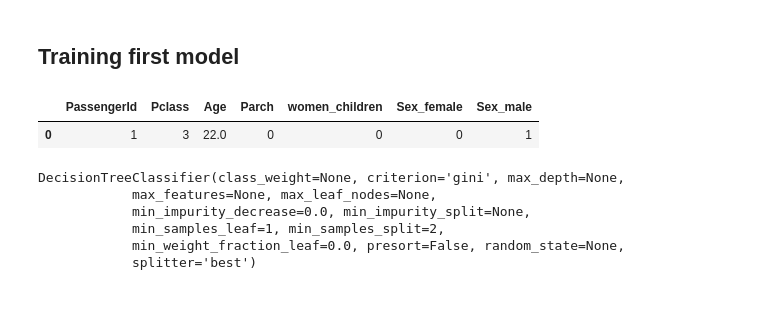
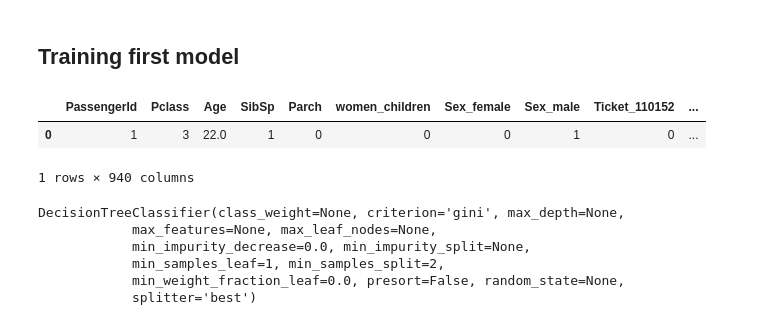
Before and after one commit to williansVarela/kaggle-titanic, a Jupyter notebook: Titanic.ipynb, the cells around one changed output. Saved outputs shown, nothing was run; the diff lists cells and outputs as text; code cells hidden in the pictures.

```diff
--- a/Titanic.ipynb
+++ b/Titanic.ipynb
@@ -162,7 +162,7 @@ It seems that young male tend to survive and a large number of passengers betwee
 women_children = []
 
 for _, passenger in features.iterrows():
-    if passenger['Sex'] == 'female' or passenger['Age'] <= 10:
+    if passenger['Sex'] == 'female' or passenger['Age'] <= 16:
         women_children.append(1)
     else:
         women_children.append(0)
@@ -180,12 +180,13 @@ features.head(1)
 ## Training first model
 # %%
 # One-hot encoding
-data = pd.get_dummies(features.drop('Fare', axis=1).drop('Ticket', axis=1).drop('SibSp', axis=1).drop('Embarked', axis=1))
+data = pd.get_dummies(features.drop('Fare', axis=1))
 
 data.head(1)
 # %% [output]
-|  | PassengerId | Pclass | Age | Parch | women_children | Sex_female | Sex_male |
-| 0 | 1 | 3 | 22.0 | 0 | 0 | 0 | 1 |
+|  | PassengerId | Pclass | Age | SibSp | Parch | women_children | Sex_female | Sex_male | Ticket_110152 | ... |
+| 0 | 1 | 3 | 22.0 | 1 | 0 | 0 | 0 | 1 | 0 | ... |
+1 rows × 940 columns
 # %%
 # Import the classifier from sklearn
 from sklearn.tree import DecisionTreeClassifier
```
Also changed, not shown: parts of 4 cells of this notebook, 3 other files.
